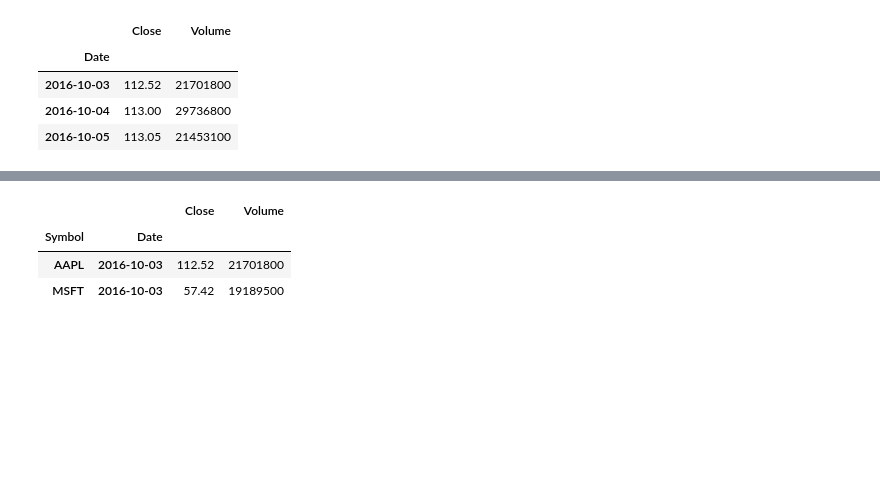
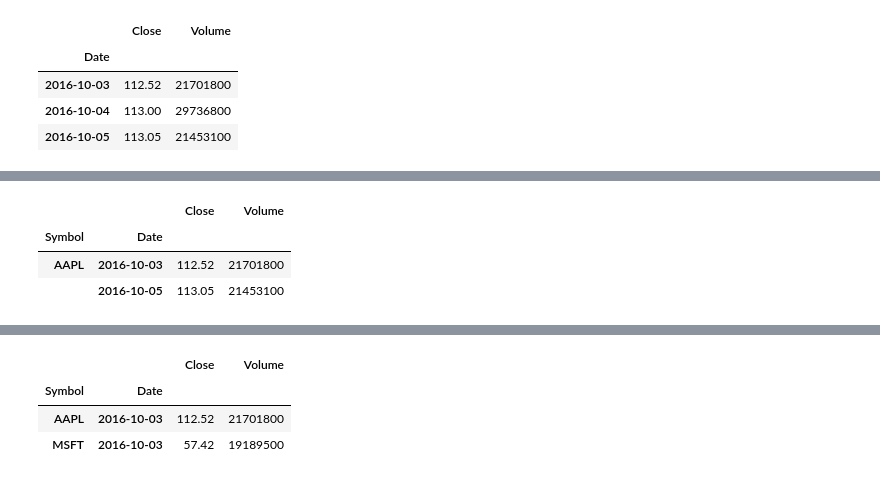
Before and after one commit to info-matrix/Data-Science-Learning, a Jupyter notebook: Pandas_Lec_4_index.ipynb, the cells around one changed output, grey strips where cells are left out. Drawn from its saved outputs; the diff is of its cells as text; code cells hidden in the pictures; blank space fills up the shorter version.

```diff
--- a/Pandas_Lec_4_index.ipynb
+++ b/Pandas_Lec_4_index.ipynb
@@ -270,5 +270,5 @@ stocks.loc['AAPL']
 | 2016-10-04 | 113.00 | 29736800 |
 | 2016-10-05 | 113.05 | 21453100 |
 # %%
-stocks.loc[('AAPL', ('2016-10-03': '2016-10-05')), :]
+stocks.loc[(['AAPL'] , ['2016-10-03','2016-10-05']), :]
 # %% [output]
@@ -275,0 +275,4 @@ SyntaxError: invalid syntax (<ipython-input-30-5b028ee1b90f>, line 1)
+|  |  | Close | Volume |
+| Symbol | Date |  |  |
+| AAPL | 2016-10-03 | 112.52 | 21701800 |
+|  | 2016-10-05 | 113.05 | 21453100 |
```
Also changed, not shown: parts of 3 cells of this notebook, 1 other file.
